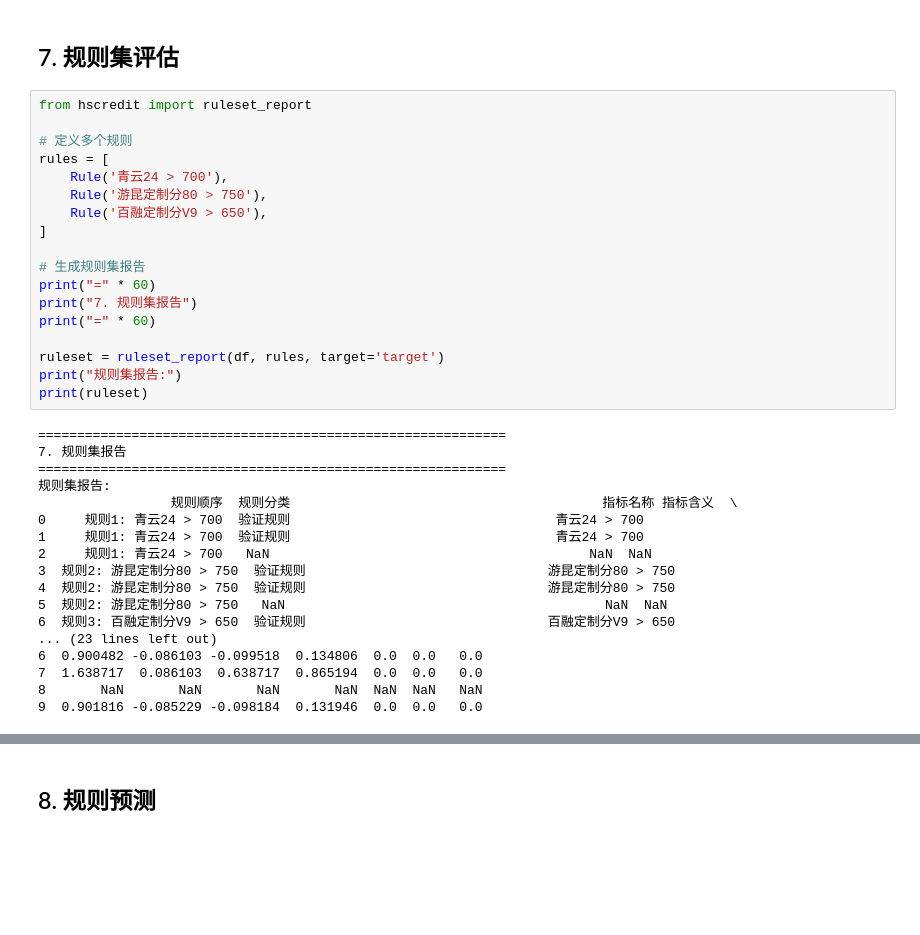
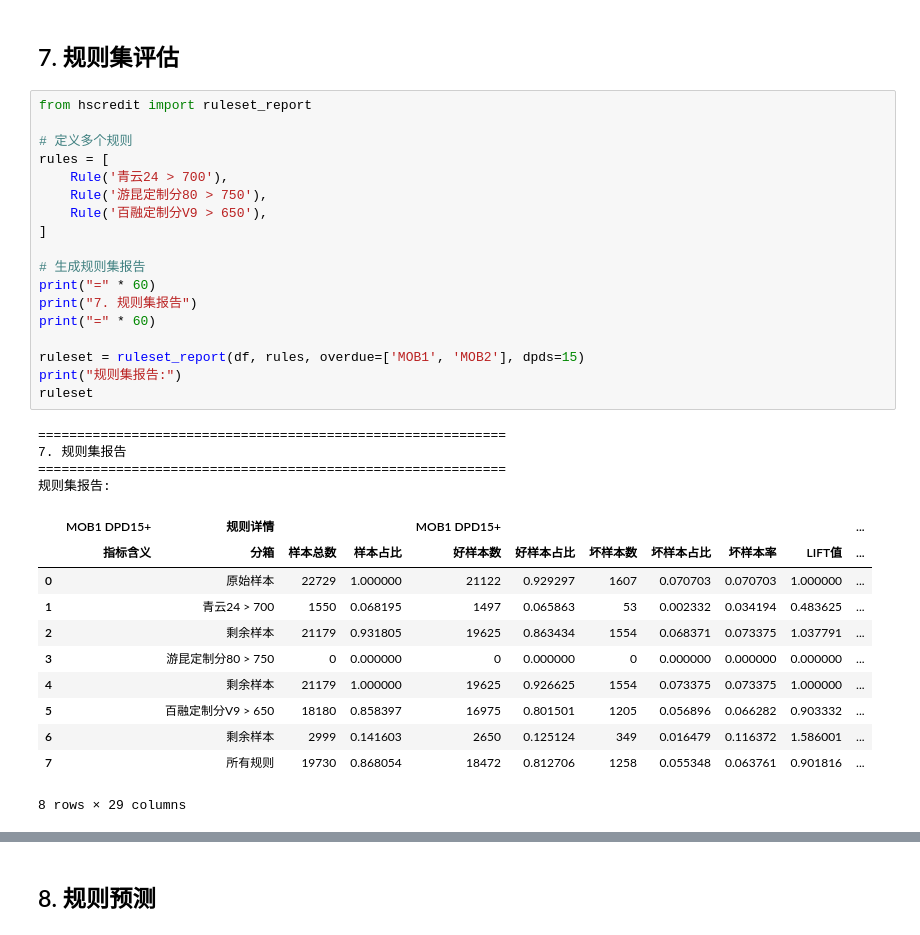
Before and after one commit to hengshu-credit/hscredit, a Jupyter notebook: examples/10_rule_engine_demo.ipynb, the cells around one changed output, grey strips where cells are left out. Drawn from its saved outputs; the diff is of its cells as text; blank space fills up the shorter version.

```diff
--- a/examples/10_rule_engine_demo.ipynb
+++ b/examples/10_rule_engine_demo.ipynb
@@ -372,36 +380,34 @@ print(report_mob2)
 # %%
 from hscredit import ruleset_report
 
 # 定义多个规则
 rules = [
     Rule('青云24 > 700'),
     Rule('游昆定制分80 > 750'),
     Rule('百融定制分V9 > 650'),
 ]
 
 # 生成规则集报告
 print("=" * 60)
 print("7. 规则集报告")
 print("=" * 60)
 
-ruleset = ruleset_report(df, rules, target='target')
+ruleset = ruleset_report(df, rules, overdue=['MOB1', 'MOB2'], dpds=15)
 print("规则集报告:")
-print(ruleset)
+ruleset
 # %% [output]
 ============================================================
 7. 规则集报告
 ============================================================
 规则集报告:
-                 规则顺序  规则分类                                        指标名称 指标含义  \
-0     规则1: 青云24 > 700  验证规则                                  青云24 > 700
-1     规则1: 青云24 > 700  验证规则                                  青云24 > 700
-2     规则1: 青云24 > 700   NaN                                         NaN  NaN
-3  规则2: 游昆定制分80 > 750  验证规则                               游昆定制分80 > 750
-4  规则2: 游昆定制分80 > 750  验证规则                               游昆定制分80 > 750
-5  规则2: 游昆定制分80 > 750   NaN                                         NaN  NaN
-6  规则3: 百融定制分V9 > 650  验证规则                               百融定制分V9 > 650
-... (23 lines left out)
-6  0.900482 -0.086103 -0.099518  0.134806  0.0  0.0   0.0
-7  1.638717  0.086103  0.638717  0.865194  0.0  0.0   0.0
-8       NaN       NaN       NaN       NaN  NaN  NaN   NaN
-9  0.901816 -0.085229 -0.098184  0.131946  0.0  0.0   0.0
+|  | MOB1 DPD15+ | 规则详情 |  |  | MOB1 DPD15+ |  |  |  |  |  | ... |
+|  | 指标含义 | 分箱 | 样本总数 | 样本占比 | 好样本数 | 好样本占比 | 坏样本数 | 坏样本占比 | 坏样本率 | LIFT值 | ... |
+| 0 |  | 原始样本 | 22729 | 1.000000 | 21122 | 0.929297 | 1607 | 0.070703 | 0.070703 | 1.000000 | ... |
+| 1 |  | 青云24 > 700 | 1550 | 0.068195 | 1497 | 0.065863 | 53 | 0.002332 | 0.034194 | 0.483625 | ... |
+| 2 |  | 剩余样本 | 21179 | 0.931805 | 19625 | 0.863434 | 1554 | 0.068371 | 0.073375 | 1.037791 | ... |
+| 3 |  | 游昆定制分80 > 750 | 0 | 0.000000 | 0 | 0.000000 | 0 | 0.000000 | 0.000000 | 0.000000 | ... |
+| 4 |  | 剩余样本 | 21179 | 1.000000 | 19625 | 0.926625 | 1554 | 0.073375 | 0.073375 | 1.000000 | ... |
+| 5 |  | 百融定制分V9 > 650 | 18180 | 0.858397 | 16975 | 0.801501 | 1205 | 0.056896 | 0.066282 | 0.903332 | ... |
+| 6 |  | 剩余样本 | 2999 | 0.141603 | 2650 | 0.125124 | 349 | 0.016479 | 0.116372 | 1.586001 | ... |
+| 7 |  | 所有规则 | 19730 | 0.868054 | 18472 | 0.812706 | 1258 | 0.055348 | 0.063761 | 0.901816 | ... |
+8 rows × 29 columns
```
Also changed, not shown: parts of 8 cells of this notebook, 28 other files.
